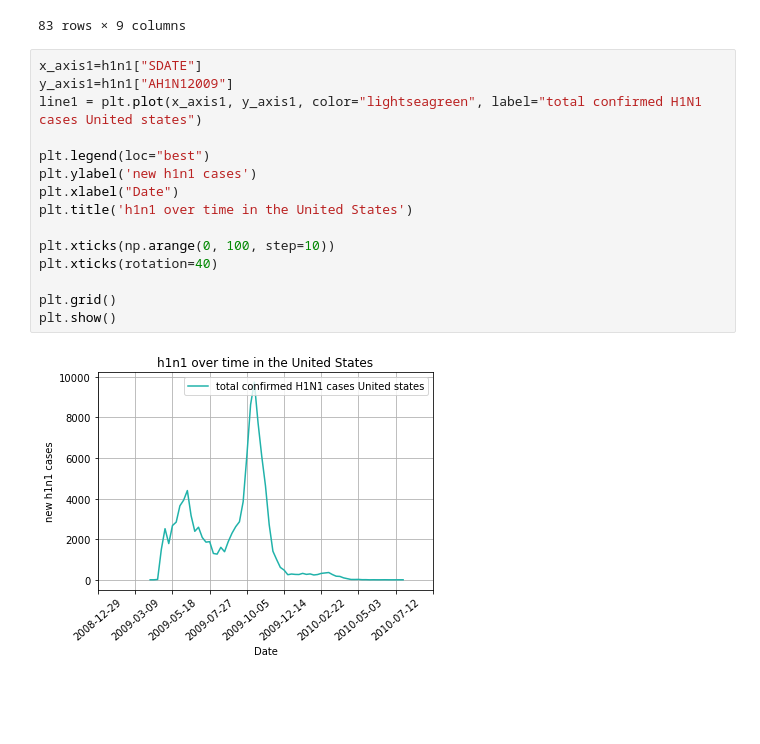
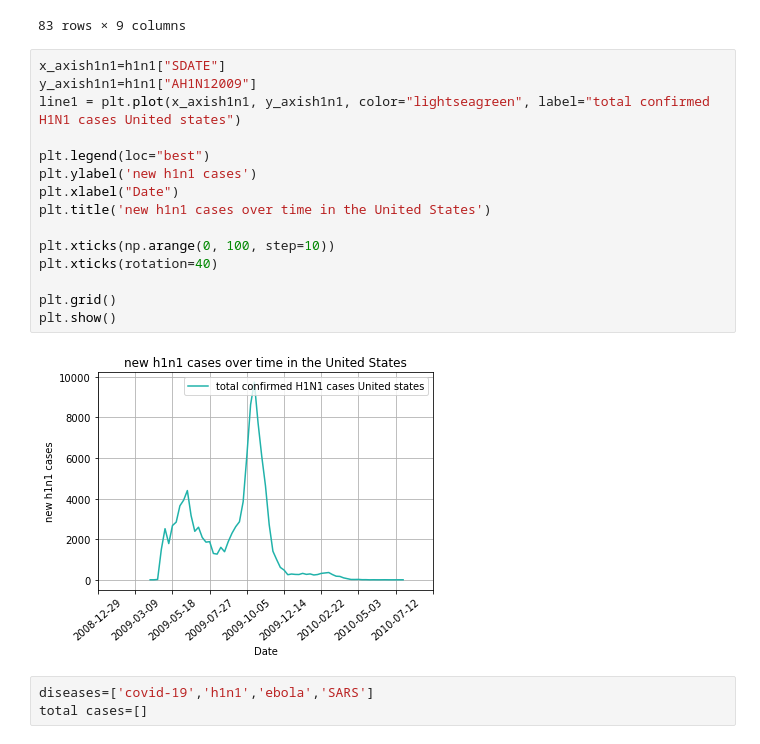
Before and after one commit to erharker/Covid-19-Python-Project, a Jupyter notebook: Covid_19.ipynb, the cells around one changed output. Saved outputs shown, nothing was run; the diff lists cells and outputs as text; blank space fills up the shorter version.

Commit message:
updated covid

```diff
--- a/Covid_19.ipynb
+++ b/Covid_19.ipynb
@@ -414,19 +418,22 @@ h1n1.drop(columns=['Week','SPEC_RECEIVED_NB','SPEC_PROCESSED_NB','AH1','AH3','AH
 | 82 | United States of America | Region of the Americas of WHO | North America | 2010 | 2010-07-26 | 2010-08-01 | 1.0 | 5 | Sporadic |
 83 rows × 9 columns
 # %%
-x_axis1=h1n1["SDATE"]
-y_axis1=h1n1["AH1N12009"]
-line1 = plt.plot(x_axis1, y_axis1, color="lightseagreen", label="total confirmed H1N1 cases United states")
+x_axish1n1=h1n1["SDATE"]
+y_axish1n1=h1n1["AH1N12009"]
+line1 = plt.plot(x_axish1n1, y_axish1n1, color="lightseagreen", label="total confirmed H1N1 cases United states")
 
 plt.legend(loc="best")
 plt.ylabel('new h1n1 cases')
 plt.xlabel("Date")
-plt.title('h1n1 over time in the United States')
+plt.title('new h1n1 cases over time in the United States')
 
 plt.xticks(np.arange(0, 100, step=10))
 plt.xticks(rotation=40)
 
 plt.grid()
 plt.show()
 # %% [output]
-[figure, old version]
+[figure, new version]
+# %%
+diseases=['covid-19','h1n1','ebola','SARS']
+total cases=[]
```
Also changed, not shown: parts of 10 cells of this notebook.
